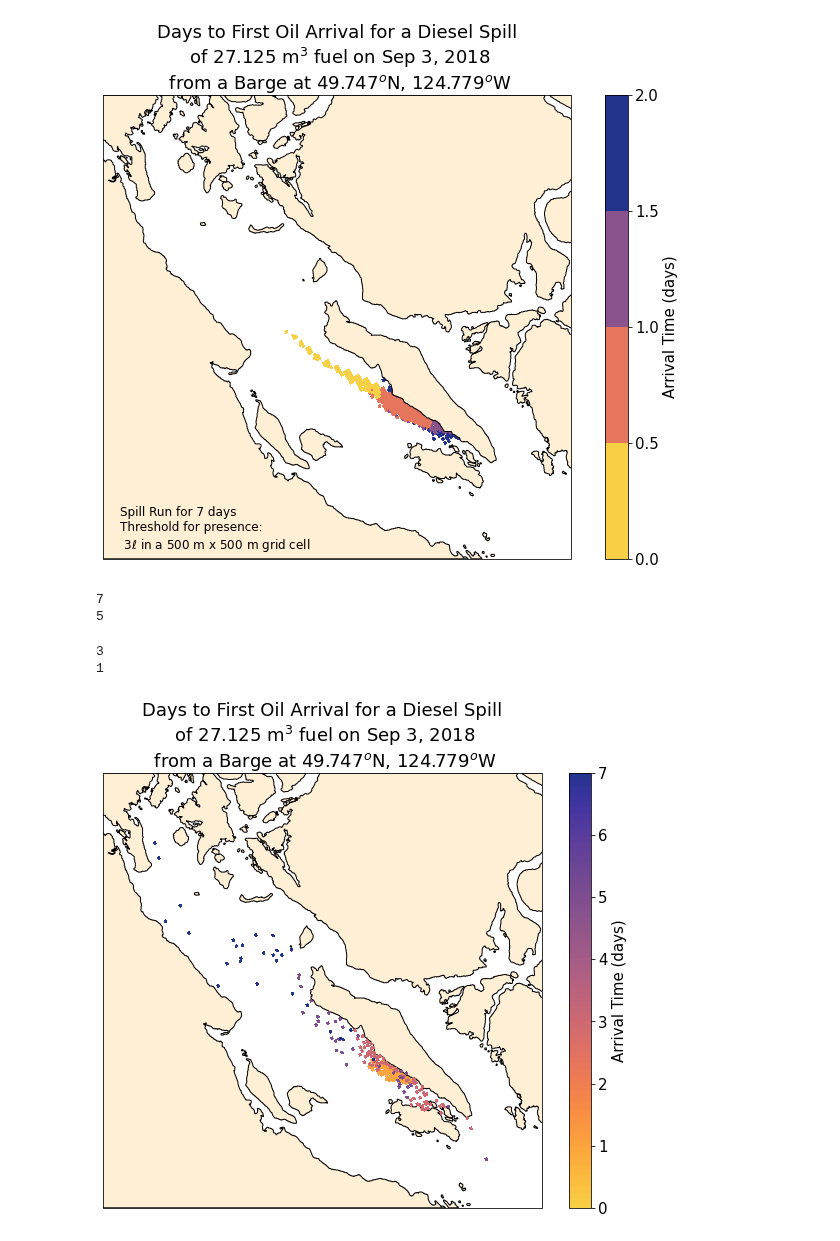
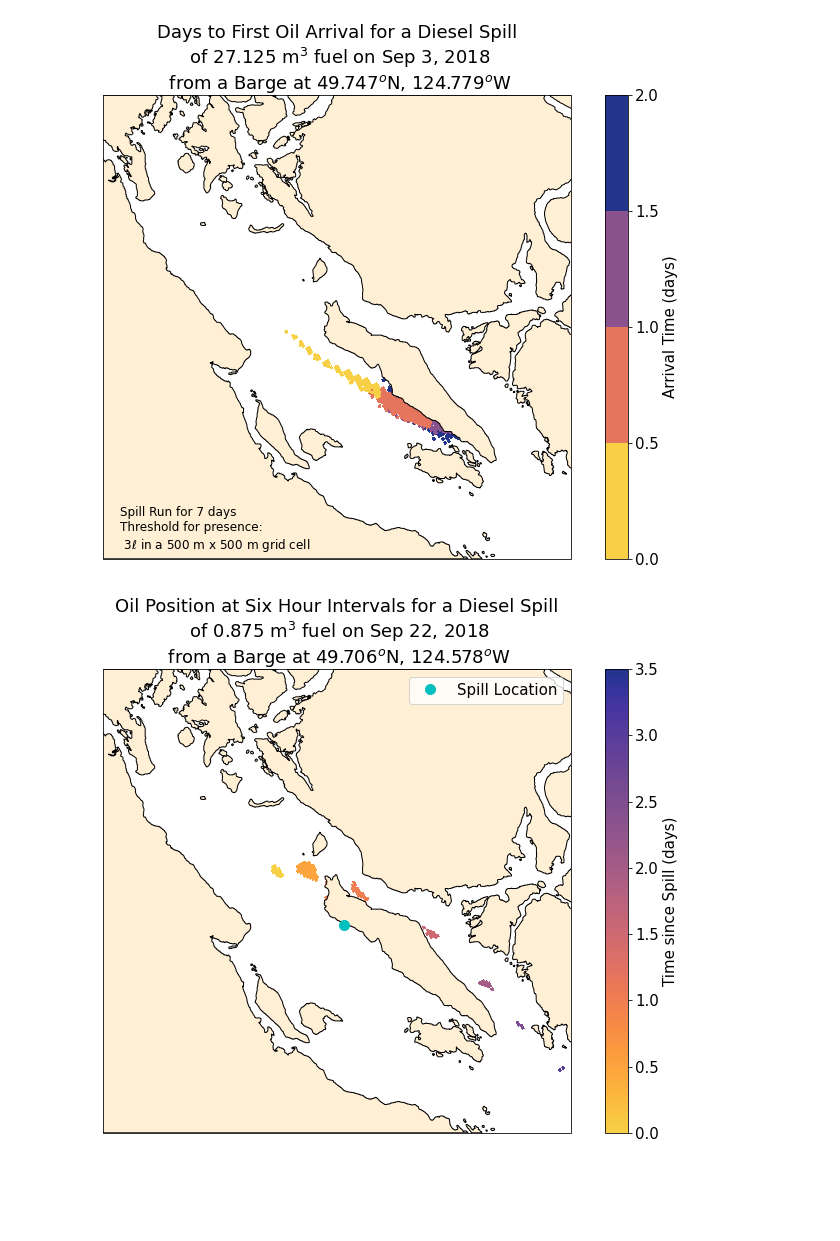
Before and after one commit to MIDOSS/Visualization, a Jupyter notebook: OilingTime-LonLat.ipynb, the cells around one changed output. Drawn from its saved outputs; the diff is of its cells as text; code cells hidden in the pictures; blank space fills up the shorter version.

Commit message:
Updating figures for workshop, particularly second day

```diff
--- a/OilingTime-LonLat.ipynb
+++ b/OilingTime-LonLat.ipynb
@@ -27,0 +24,2 @@ myoil = myoil1 > minoil/1000.
+# %%
+myoil1 = data.OilWaterColumnOilVol_3D[11::12, 39]
@@ -107,27 +107,32 @@ mydiscrete = truncate_colormap(cm.thermal_r, 0.1, 0.85, 4)
 # %%
 fig = plt.figure(figsize=(10, 8))
 xlim, ylim = [-125.3, -123.9], [49.3, 50.2]
 ax = plt.axes(projection=crs.Mercator(np.mean(xlim), *ylim))
 ax.set_extent(xlim + ylim)
+bounds = np.arange(0., 1.25, 0.125)
+norm = colors.BoundaryNorm(bounds, thermal_r_t.N)
 
-for day in [7, 5, 3, 1]:
-    print (day)
+perday = 0.5
+
+for day in [1, 2, 3, 4, 5, 6, 7]:
     C = ax.pcolormesh(
-    mesh.nav_lon[1:-1, 1:-1], mesh.nav_lat[1:-1, 1:-1], day*oil_array[day-1], vmin=0, vmax=7,
-    transform=crs.PlateCarree(), zorder=day, cmap=thermal_r_t
+    mesh.nav_lon[1:-1, 1:-1], mesh.nav_lat[1:-1, 1:-1], perday*(day-1)*oil_array[day-1], vmin=0, vmax=3.5,
+    transform=crs.PlateCarree(), cmap=thermal_r_t,
 )
+#    C = ax.contourf(mesh.nav_lon[1:-1, 1:-1], mesh.nav_lat[1:-1, 1:-1], 0.5*(day-1)*oil_array[day-1],
+#    transform=crs.PlateCarree(), cmap=thermal_r_t, norm=norm
+#)
 #C = ax.pcolormesh(
 #    mesh.nav_lon[1:, 1:], mesh.nav_lat[1:, 1:], arrived, vmin=0, vmax=7,
 #    transform=crs.PlateCarree(), cmap=thermal_r_t
 #)
+ax.plot(-124.578, 49.706, 'co', zorder=3, markersize=10, transform=crs.PlateCarree(), label="Spill Location")
+ax.legend(loc='upper right')
 cb = fig.colorbar(C, ax=ax);
-cb.set_label('Arrival Time (days)')
-ax.set_title("Days to First Oil Arrival for a Diesel Spill\n of 27.125 m$^3$ fuel on Sep 3, 2018\n from a Barge at 49.747$^o$N, 124.779$^o$W");
+cb.set_label('Time since Spill (days)')
+ax.set_title("Oil Position at Six Hour Intervals for a Diesel Spill\n of 0.875 m$^3$ fuel on Sep 22, 2018\n from a Barge at 49.706$^o$N, 124.578$^o$W");
 ax.add_feature(feature.GSHHSFeature('full', edgecolor='k', facecolor=landcolour))
-fig.savefig('SingleSpill_latlon.png')
+fig.tight_layout()
+fig.savefig('SingleSpill_location_latlon.png')
 # %% [output]
-7
-5
-3
-1
-[figure, old version]
+[figure, new version]
```
Also changed, not shown: parts of 28 cells of this notebook, 5 other files.
